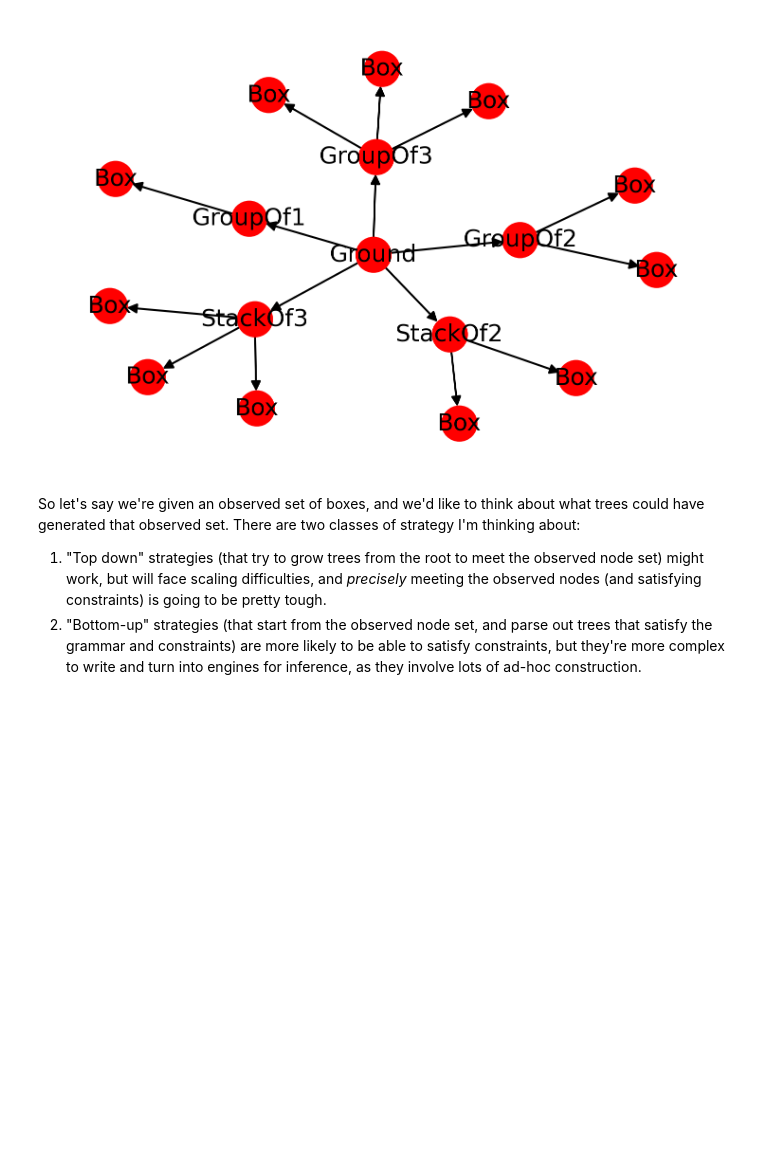
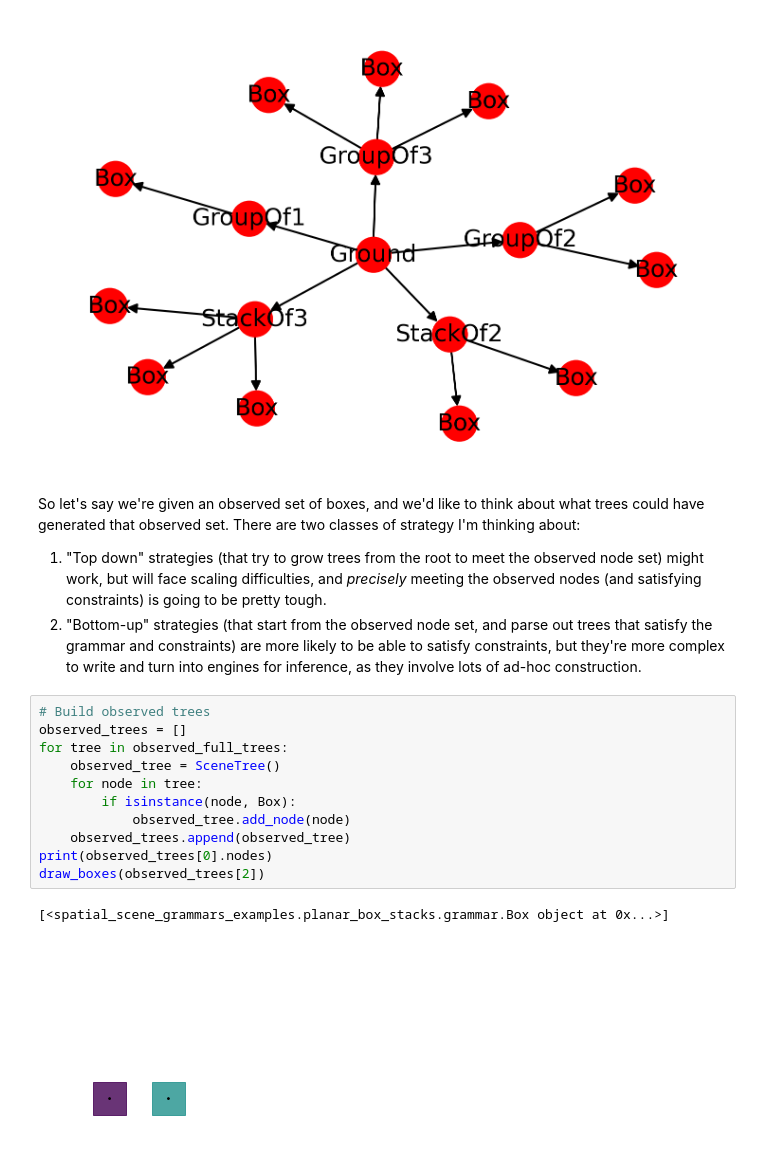
Before and after one commit to gizatt/spatial_scene_grammars, a Jupyter notebook: spatial_scene_grammars_examples/planar_box_stacks/parsing_experiments.ipynb, the cells around one changed output. Cells and saved outputs as stored; diff of their text form; blank space fills up the shorter version.

```diff
--- a/spatial_scene_grammars_examples/planar_box_stacks/parsing_experiments.ipynb
+++ b/spatial_scene_grammars_examples/planar_box_stacks/parsing_experiments.ipynb
@@ -85,3 +89,17 @@ So let's say we're given an observed set of boxes, and we'd like to think about
 
 1) "Top down" strategies (that try to grow trees from the root to meet the observed node set) might work, but will face scaling difficulties, and *precisely* meeting the observed nodes (and satisfying constraints) is going to be pretty tough.
 2) "Bottom-up" strategies (that start from the observed node set, and parse out trees that satisfy the grammar and constraints) are more likely to be able to satisfy constraints, but they're more complex to write and turn into engines for inference, as they involve lots of ad-hoc construction.
+# %%
+# Build observed trees
+observed_trees = []
+for tree in observed_full_trees:
+    observed_tree = SceneTree()
+    for node in tree:
+        if isinstance(node, Box):
+            observed_tree.add_node(node)
+    observed_trees.append(observed_tree)
+print(observed_trees[0].nodes)
+draw_boxes(observed_trees[2])
+# %% [output]
+[<spatial_scene_grammars_examples.planar_box_stacks.grammar.Box object at 0x...>]
+[figure, added]
```
Also changed, not shown: parts of 7 cells of this notebook, 1 other file.
